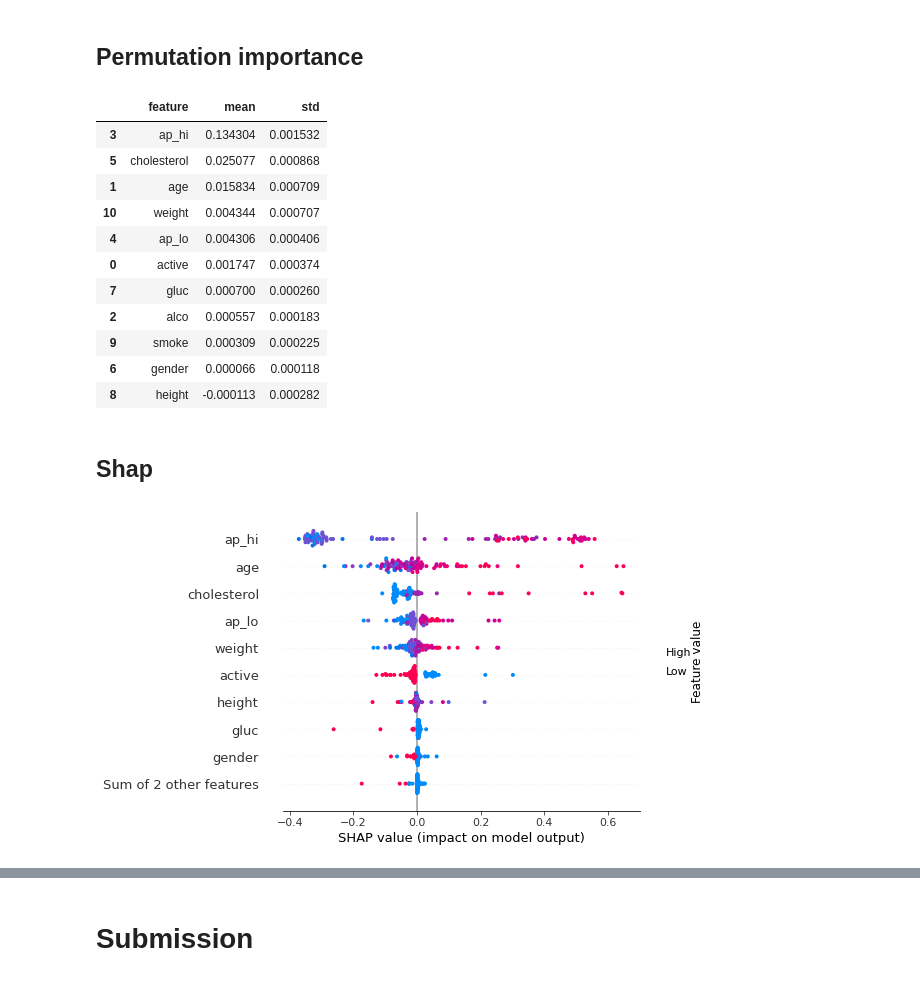
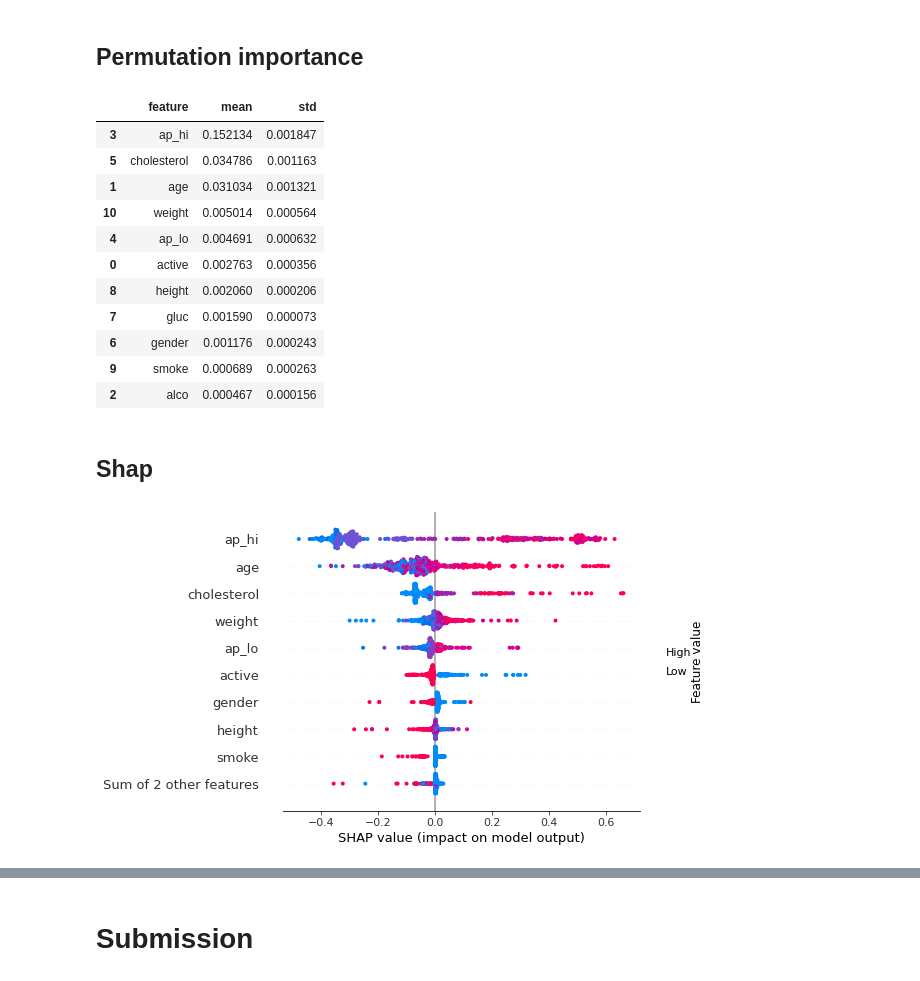
Before and after one commit to Konstantin-Dudersky/praktikum_dsplus_master, a Jupyter notebook: notebooks/notebook.ipynb, the cells around one changed output, grey strips where cells are left out. Saved outputs shown, nothing was run; the diff lists cells and outputs as text; code cells hidden in the pictures.

```diff
--- a/notebooks/notebook.ipynb
+++ b/notebooks/notebook.ipynb
@@ -558,6 +659,5 @@ print(cv_rfc.best_params_)
 # %%
-model_rfc.set_params(**cv_rfc.best_params_)
-model_rfc.fit(X, y)
+model_rfc = cv_rfc.best_estimator_
 print(
     'Метрики на обучающей выборке:',
     cross_val_score(model_rfc, X, y, scoring=METRIC_FOR_OPTIM)
@@ -572,15 +672,15 @@ model_boost = Pipeline(
         ('pre', pipe_preprocess),
         ('model', HistGradientBoostingClassifier(
             random_state=1,
+            max_iter=1000,
+            max_bins=255,
         )),
     ]
 )
 params = {
-    'model__max_iter': [20000],
-    'model__learning_rate': stats.uniform(0.001, 0.1),
-    'model__max_depth': range(5, 100, 5),
-    'model__l2_regularization': stats.uniform(0, 10.0),
-    'model__max_bins': [255],
+    'model__learning_rate': stats.uniform(0.001, 0.2),
+    'model__max_depth': range(4, 10),
+    'model__l2_regularization': stats.uniform(0, 50.0),
 }
 cv_boost = RandomizedSearchCV(
     estimator=model_boost,
@@ -588,6 +688,7 @@ cv_boost = RandomizedSearchCV(
     random_state=1,
     n_jobs=-1,
     scoring=METRIC_FOR_OPTIM,
+    n_iter=5,
 )
 cv_boost.fit(X, y)
 
@@ -599,6 +700,5 @@ print(cv_boost.best_params_)
 # %%
-model_boost.set_params(**cv_boost.best_params_)
-model_boost.fit(X, y)
+model_boost = cv_boost.best_estimator_
 print(
     'Метрики на обучающей выборке:',
     cross_val_score(model_boost, X, y, scoring=METRIC_FOR_OPTIM)
@@ -618,6 +718,10 @@ model_stack = Pipeline(
                 )),
                 ('rfc', RandomForestClassifier(
                     random_state=1,
+                    n_estimators=cv_rfc.best_params_['model__n_estimators'],
+                    max_depth=cv_rfc.best_params_['model__max_depth'],
+                    max_features=cv_rfc.best_params_['model__max_features'],
+                    max_samples=cv_rfc.best_params_['model__max_samples'],
                 ))
             ],
             final_estimator=HistGradientBoostingClassifier(
@@ -627,7 +731,6 @@ model_stack = Pipeline(
     ]
 )
 params = {
-    'model__rfc__max_depth': range(4, 20),
     'model__final_estimator__learning_rate': stats.uniform(0.001, 0.2),
     'model__final_estimator__max_iter': [40000],
     'model__final_estimator__max_depth': range(4, 10),
@@ -640,12 +743,12 @@ cv_stack = RandomizedSearchCV(
     n_jobs=-1,
     scoring=METRIC_FOR_OPTIM,
     cv=5,
-    n_iter=40,
+    n_iter=10,
 )
-cv_stack.fit(X, y)
-
-print(cv_stack.best_score_)
-print(cv_stack.best_params_)
+# cv_stack.fit(X, y)
+#
+# print(cv_stack.best_score_)
+# print(cv_stack.best_params_)
 # %% [markdown]
 ## XGBoost
 # %%
@@ -711,11 +814,12 @@ params = {
 ## Permutation importance
 # %%
 result = permutation_importance(
-    estimator=model_logreg,
+    estimator=model_boost,
     X=X,
     y=y,
-    n_repeats=10,
+    n_repeats=5,
     random_state=1,
+    n_jobs=-1,
 )
 display(
     ml_pipe.display_permutation_importance(
@@ -725,31 +829,31 @@ display(
 )
 # %% [output]
 |  | feature | mean | std |
-| 3 | ap_hi | 0.134304 | 0.001532 |
-| 5 | cholesterol | 0.025077 | 0.000868 |
-| 1 | age | 0.015834 | 0.000709 |
-| 10 | weight | 0.004344 | 0.000707 |
-| 4 | ap_lo | 0.004306 | 0.000406 |
-| 0 | active | 0.001747 | 0.000374 |
-| 7 | gluc | 0.000700 | 0.000260 |
-| 2 | alco | 0.000557 | 0.000183 |
-| 9 | smoke | 0.000309 | 0.000225 |
-| 6 | gender | 0.000066 | 0.000118 |
-| 8 | height | -0.000113 | 0.000282 |
+| 3 | ap_hi | 0.152134 | 0.001847 |
+| 5 | cholesterol | 0.034786 | 0.001163 |
+| 1 | age | 0.031034 | 0.001321 |
+| 10 | weight | 0.005014 | 0.000564 |
+| 4 | ap_lo | 0.004691 | 0.000632 |
+| 0 | active | 0.002763 | 0.000356 |
+| 8 | height | 0.002060 | 0.000206 |
+| 7 | gluc | 0.001590 | 0.000073 |
+| 6 | gender | 0.001176 | 0.000243 |
+| 9 | smoke | 0.000689 | 0.000263 |
+| 2 | alco | 0.000467 | 0.000156 |
 # %% [markdown]
 ## Shap
 # %%
-X_shap = model_boost[:-1].transform(X).sample(n=100, random_state=1)
+X_shap = model_boost[:-1].transform(X).sample(n=500, random_state=1)
 
 shap_explainer = shap.Explainer(
     model=model_boost[-1].predict,
     masker=X_shap,
 )
 shap_values = shap_explainer(X_shap)
 
 shap.plots.beeswarm(shap_values)
 # %% [output]
-[figure, old version]
+[figure, new version]
 # %%
 patient_with_cardio = {
     'active': 1,
```
Also changed, not shown: parts of 73 cells of this notebook, 2 other files.
